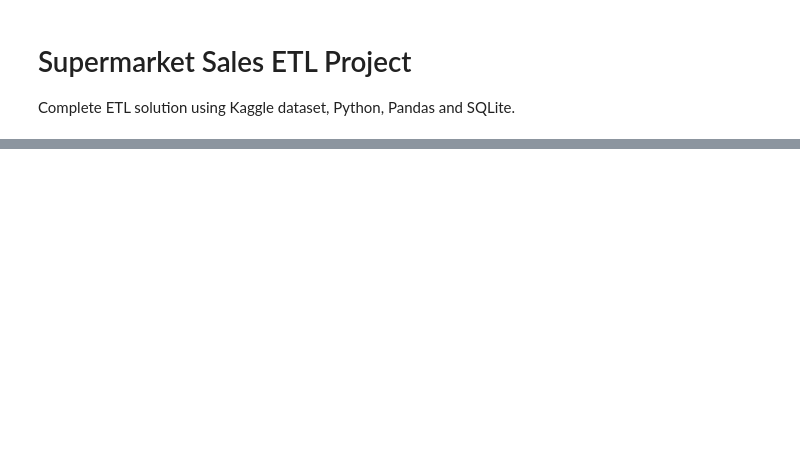
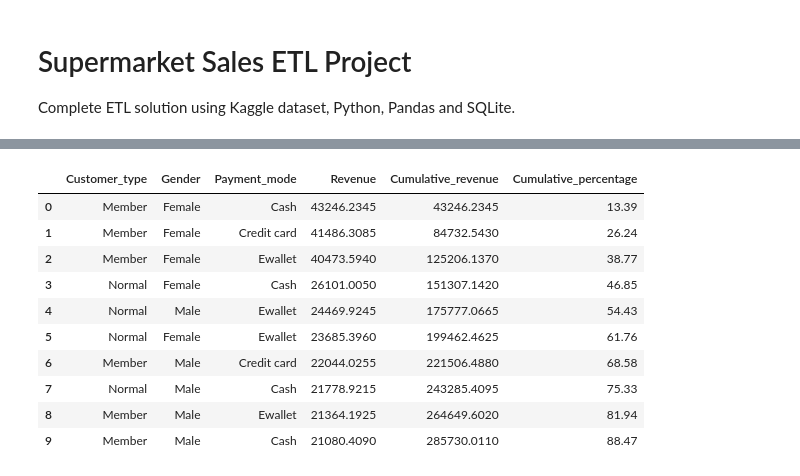
Before and after one commit to kudarat-atar/supermarket-data-pipeline, a Jupyter notebook: notebook/supermarket_etl_solution.ipynb, the cells around one changed output, grey strips where cells are left out. Cells and saved outputs as stored; diff of their text form; code cells hidden in the pictures; blank space fills up the shorter version.

```diff
--- a/notebook/supermarket_etl_solution.ipynb
+++ b/notebook/supermarket_etl_solution.ipynb
@@ -56,0 +277,45 @@ print('Loaded into SQLite')
+# %%
+Customer_Report = '''SELECT
+    c.customer_type AS Customer_type,
+    c.gender AS Gender,
+    c.payment AS Payment_mode,
+    SUM(f.sales) AS Revenue,
+
+    SUM(SUM(f.sales)) OVER(
+        ORDER BY SUM(f.sales) DESC
+    ) AS Cumulative_revenue,
+
+    ROUND(
+        100 * SUM(SUM(f.sales)) OVER(
+            ORDER BY SUM(f.sales) DESC
+        )
+        / SUM(SUM(f.sales)) OVER(),
+        2
+    ) AS Cumulative_percentage
+
+FROM Sales_data f
+JOIN Customer_data c
+    ON f.customer_id = c.customer_id
+
+GROUP BY
+    c.customer_type,c.gender,c.payment
+
+ORDER BY
+    Revenue DESC
+LIMIT 10
+'''
+
+Top_Customers_Contribution = pd.read_sql(Customer_Report, conn)
+Top_Customers_Contribution
+# %% [output]
+|  | Customer_type | Gender | Payment_mode | Revenue | Cumulative_revenue | Cumulative_percentage |
+| 0 | Member | Female | Cash | 43246.2345 | 43246.2345 | 13.39 |
+| 1 | Member | Female | Credit card | 41486.3085 | 84732.5430 | 26.24 |
+| 2 | Member | Female | Ewallet | 40473.5940 | 125206.1370 | 38.77 |
+| 3 | Normal | Female | Cash | 26101.0050 | 151307.1420 | 46.85 |
+| 4 | Normal | Male | Ewallet | 24469.9245 | 175777.0665 | 54.43 |
+| 5 | Normal | Female | Ewallet | 23685.3960 | 199462.4625 | 61.76 |
+| 6 | Member | Male | Credit card | 22044.0255 | 221506.4880 | 68.58 |
+| 7 | Normal | Male | Cash | 21778.9215 | 243285.4095 | 75.33 |
+| 8 | Member | Male | Ewallet | 21364.1925 | 264649.6020 | 81.94 |
+| 9 | Member | Male | Cash | 21080.4090 | 285730.0110 | 88.47 |
```
Also changed, not shown: parts of 24 cells of this notebook.
